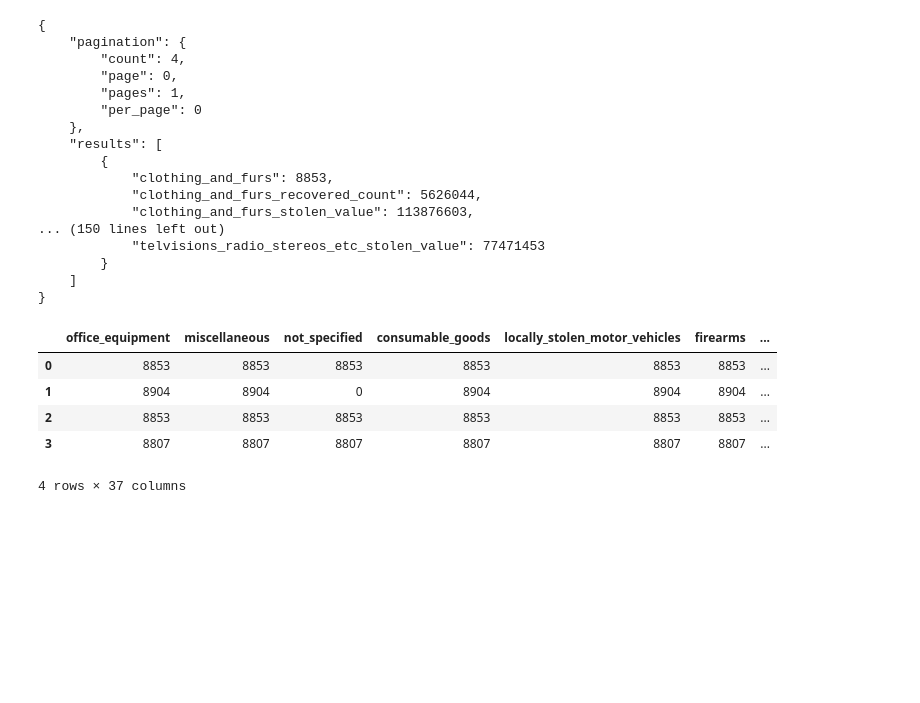
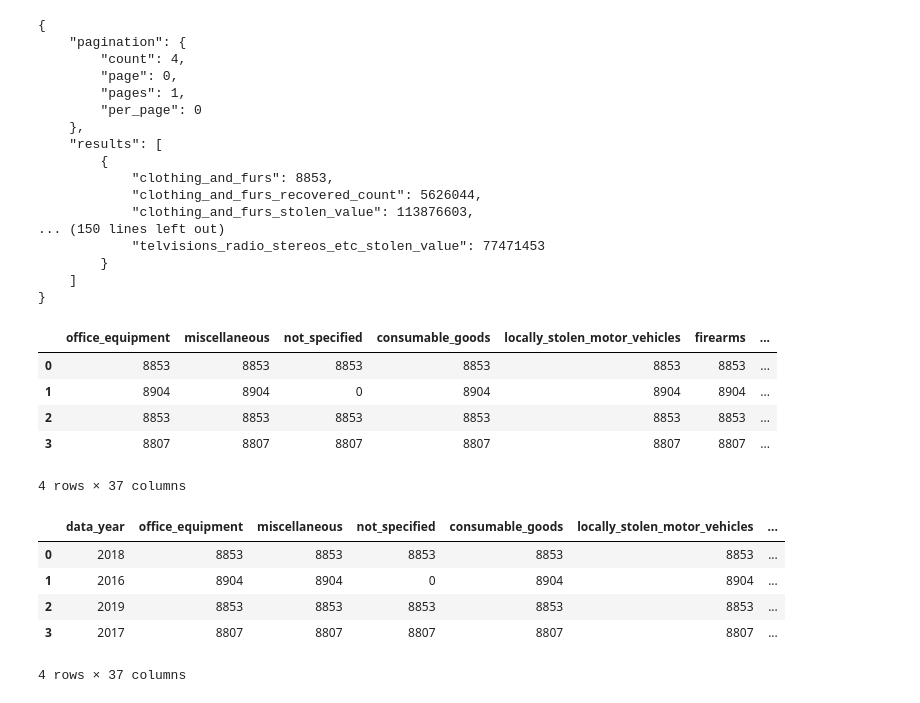
Before and after one commit to Polaris-pixel/ETL-Project, a Jupyter notebook: CNN_Dow.ipynb, the cells around one changed output. Saved outputs shown, nothing was run; the diff lists cells and outputs as text; code cells hidden in the pictures; blank space fills up the shorter version.

```diff
--- a/CNN_Dow.ipynb
+++ b/CNN_Dow.ipynb
@@ -459,3 +474,16 @@ crime_df
 | 2 | 8853 | 8853 | 8853 | 8853 | 8853 | 8853 | ... |
 | 3 | 8807 | 8807 | 8807 | 8807 | 8807 | 8807 | ... |
 4 rows × 37 columns
+# %%
+#Move the 'data_year'column from the last position to first
+cols = list(crime_df.columns)
+cols = [cols[-1]] + cols[:-1]
+crime_df = crime_df[cols]
+crime_df
+# %% [output]
+|  | data_year | office_equipment | miscellaneous | not_specified | consumable_goods | locally_stolen_motor_vehicles | ... |
+| 0 | 2018 | 8853 | 8853 | 8853 | 8853 | 8853 | ... |
+| 1 | 2016 | 8904 | 8904 | 0 | 8904 | 8904 | ... |
+| 2 | 2019 | 8853 | 8853 | 8853 | 8853 | 8853 | ... |
+| 3 | 2017 | 8807 | 8807 | 8807 | 8807 | 8807 | ... |
+4 rows × 37 columns
```
Also changed, not shown: parts of 15 cells of this notebook, 4 other files.
